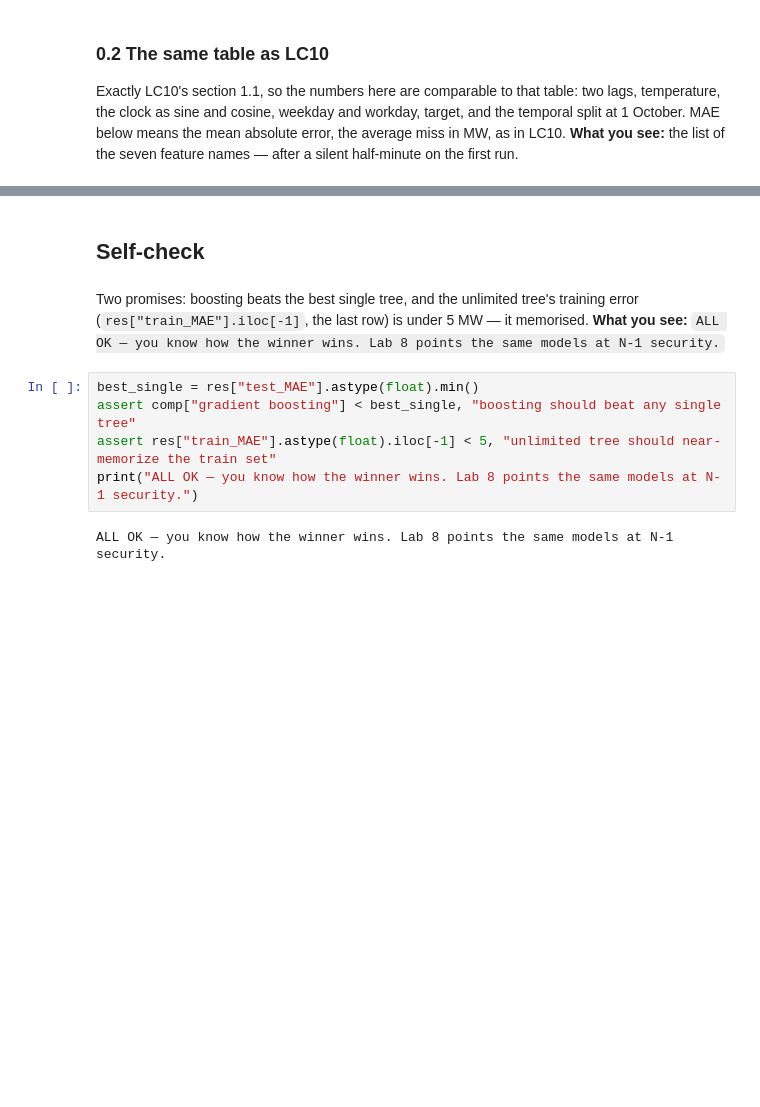
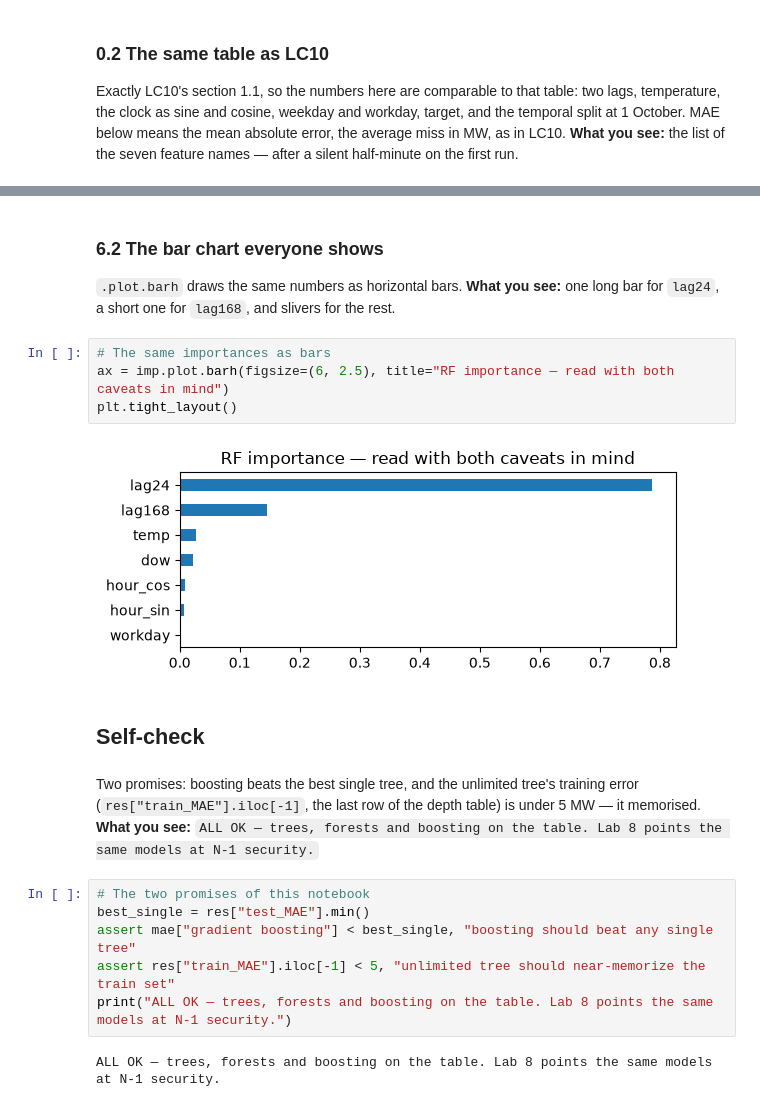
Before and after one commit to KTH-EG2140/course-material, a Jupyter notebook: notebooks/LC11_trees_boosting.ipynb, the cells around one changed output, grey strips where cells are left out. Saved outputs shown, nothing was run; the diff lists cells and outputs as text; blank space fills up the shorter version.

```diff
--- a/notebooks/LC11_trees_boosting.ipynb
+++ b/notebooks/LC11_trees_boosting.ipynb
@@ -174,12 +460,23 @@ lag24       0.787
+# %% [markdown]
+### 6.2 The bar chart everyone shows
+
+`.plot.barh` draws the same numbers as horizontal bars. **What you see:** one long bar for `lag24`, a short one for `lag168`, and slivers for the rest.
+# %%
+# The same importances as bars
+ax = imp.plot.barh(figsize=(6, 2.5), title="RF importance — read with both caveats in mind")
+plt.tight_layout()
+# %% [output]
+[figure, added]
 # %% [markdown]
 ## Self-check
 # %% [markdown]
-Two promises: boosting beats the best single tree, and the unlimited tree's training error (`res["train_MAE"].iloc[-1]`, the last row) is under 5 MW — it memorised. **What you see:** `ALL OK — you know how the winner wins. Lab 8 points the same models at N-1 security.`
+Two promises: boosting beats the best single tree, and the unlimited tree's training error (`res["train_MAE"].iloc[-1]`, the last row of the depth table) is under 5 MW — it memorised. **What you see:** `ALL OK — trees, forests and boosting on the table. Lab 8 points the same models at N-1 security.`
 # %%
-best_single = res["test_MAE"].astype(float).min()
-assert comp["gradient boosting"] < best_single, "boosting should beat any single tree"
-assert res["train_MAE"].astype(float).iloc[-1] < 5, "unlimited tree should near-memorize the train set"
-print("ALL OK — you know how the winner wins. Lab 8 points the same models at N-1 security.")
+# The two promises of this notebook
+best_single = res["test_MAE"].min()
+assert mae["gradient boosting"] < best_single, "boosting should beat any single tree"
+assert res["train_MAE"].iloc[-1] < 5, "unlimited tree should near-memorize the train set"
+print("ALL OK — trees, forests and boosting on the table. Lab 8 points the same models at N-1 security.")
 # %% [output]
-ALL OK — you know how the winner wins. Lab 8 points the same models at N-1 security.
+ALL OK — trees, forests and boosting on the table. Lab 8 points the same models at N-1 security.
 # %% [markdown]
```
Also changed, not shown: parts of 47 cells of this notebook, 1 other file.
